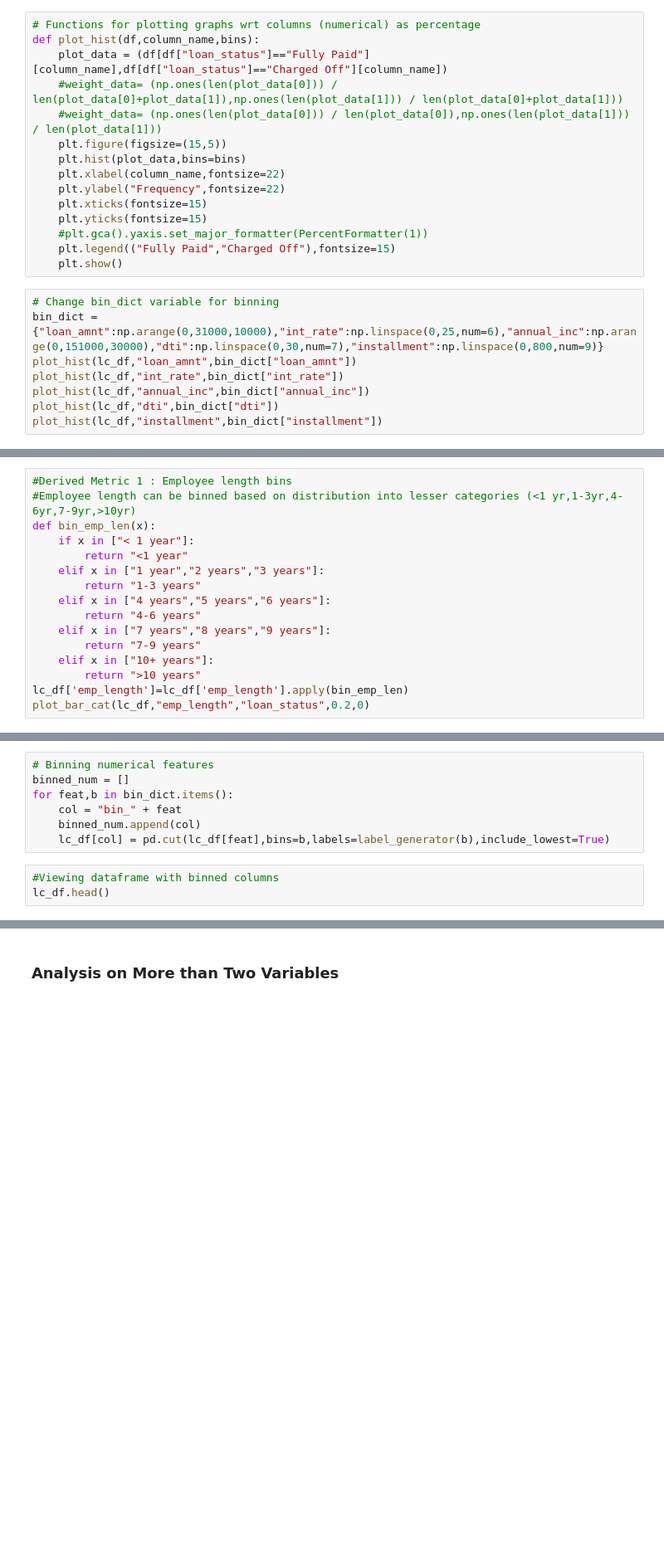
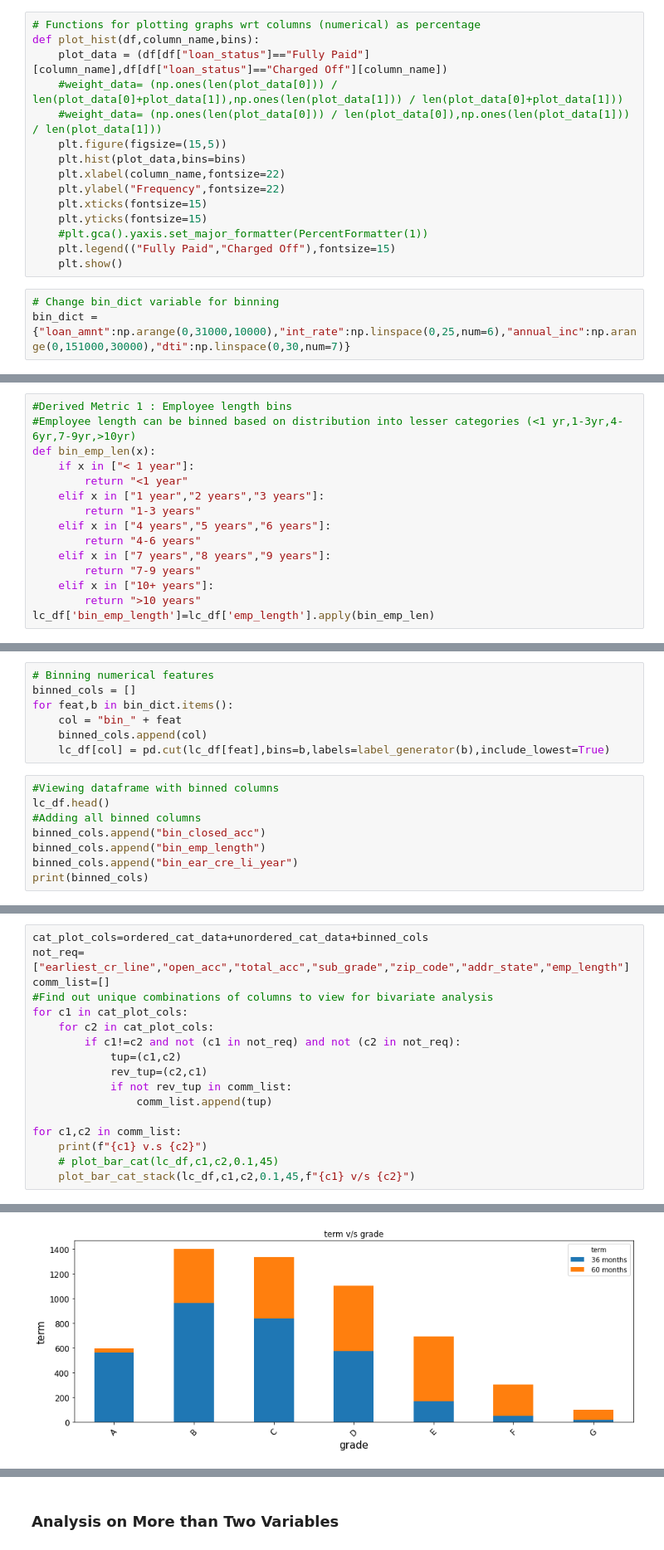
Before and after one commit to karthickchetti/LendingClubCaseStudy, a Jupyter notebook: Karthick_Chetti.ipynb, the cells around one changed output, grey strips where cells are left out. Shown at 83% size. Saved outputs shown, nothing was run; the diff lists cells and outputs as text; blank space fills up the shorter version.

Commit message:
Added bivariate analysis

```diff
--- a/Karthick_Chetti.ipynb
+++ b/Karthick_Chetti.ipynb
@@ -416,9 +400,4 @@ def plot_hist(df,column_name,bins):
     plt.show()
 # %%
 # Change bin_dict variable for binning
-bin_dict = {"loan_amnt":np.arange(0,31000,10000),"int_rate":np.linspace(0,25,num=6),"annual_inc":np.arange(0,151000,30000),"dti":np.linspace(0,30,num=7),"installment":np.linspace(0,800,num=9)}
-plot_hist(lc_df,"loan_amnt",bin_dict["loan_amnt"])
-plot_hist(lc_df,"int_rate",bin_dict["int_rate"])
-plot_hist(lc_df,"annual_inc",bin_dict["annual_inc"])
-plot_hist(lc_df,"dti",bin_dict["dti"])
-plot_hist(lc_df,"installment",bin_dict["installment"])
+bin_dict = {"loan_amnt":np.arange(0,31000,10000),"int_rate":np.linspace(0,25,num=6),"annual_inc":np.arange(0,151000,30000),"dti":np.linspace(0,30,num=7)}
@@ -441,8 +415,7 @@ def bin_emp_len(x):
         return "7-9 years"
     elif x in ["10+ years"]:
         return ">10 years"
-lc_df['emp_length']=lc_df['emp_length'].apply(bin_emp_len)
-plot_bar_cat(lc_df,"emp_length","loan_status",0.2,0)
+lc_df['bin_emp_length']=lc_df['emp_length'].apply(bin_emp_len)
 # %%
 # Derived Metric 2 : Total Closed Credit lines
 lc_df['closed_acc']=lc_df['total_acc']-lc_df['open_acc']
@@ -477,10 +462,15 @@ plot_bar_cat(lc_df,"bin_ear_cre_li_year","loan_status",0.2,0)
 # %%
 # Binning numerical features
-binned_num = []
+binned_cols = []
 for feat,b in bin_dict.items():
     col = "bin_" + feat
-    binned_num.append(col)
+    binned_cols.append(col)
     lc_df[col] = pd.cut(lc_df[feat],bins=b,labels=label_generator(b),include_lowest=True)
 # %%
 #Viewing dataframe with binned columns
 lc_df.head()
+#Adding all binned columns
+binned_cols.append("bin_closed_acc")
+binned_cols.append("bin_emp_length")
+binned_cols.append("bin_ear_cre_li_year")
+print(binned_cols)
@@ -486,0 +479,18 @@ lc_df.head()
+# %%
+cat_plot_cols=ordered_cat_data+unordered_cat_data+binned_cols
+not_req=["earliest_cr_line","open_acc","total_acc","sub_grade","zip_code","addr_state","emp_length"]
+comm_list=[]
+#Find out unique combinations of columns to view for bivariate analysis
+for c1 in cat_plot_cols:
+    for c2 in cat_plot_cols:
+        if c1!=c2 and not (c1 in not_req) and not (c2 in not_req):
+            tup=(c1,c2)
+            rev_tup=(c2,c1)
+            if not rev_tup in comm_list:
+                comm_list.append(tup)
+
+for c1,c2 in comm_list:
+    print(f"{c1} v.s {c2}")
+    # plot_bar_cat(lc_df,c1,c2,0.1,45)
+    plot_bar_cat_stack(lc_df,c1,c2,0.1,45,f"{c1} v/s {c2}")
+# %% [output]
@@ -486,0 +498 @@ lc_df.head()
+[figure, added]
```
Also changed, not shown: parts of 27 cells of this notebook, 1 other file.
